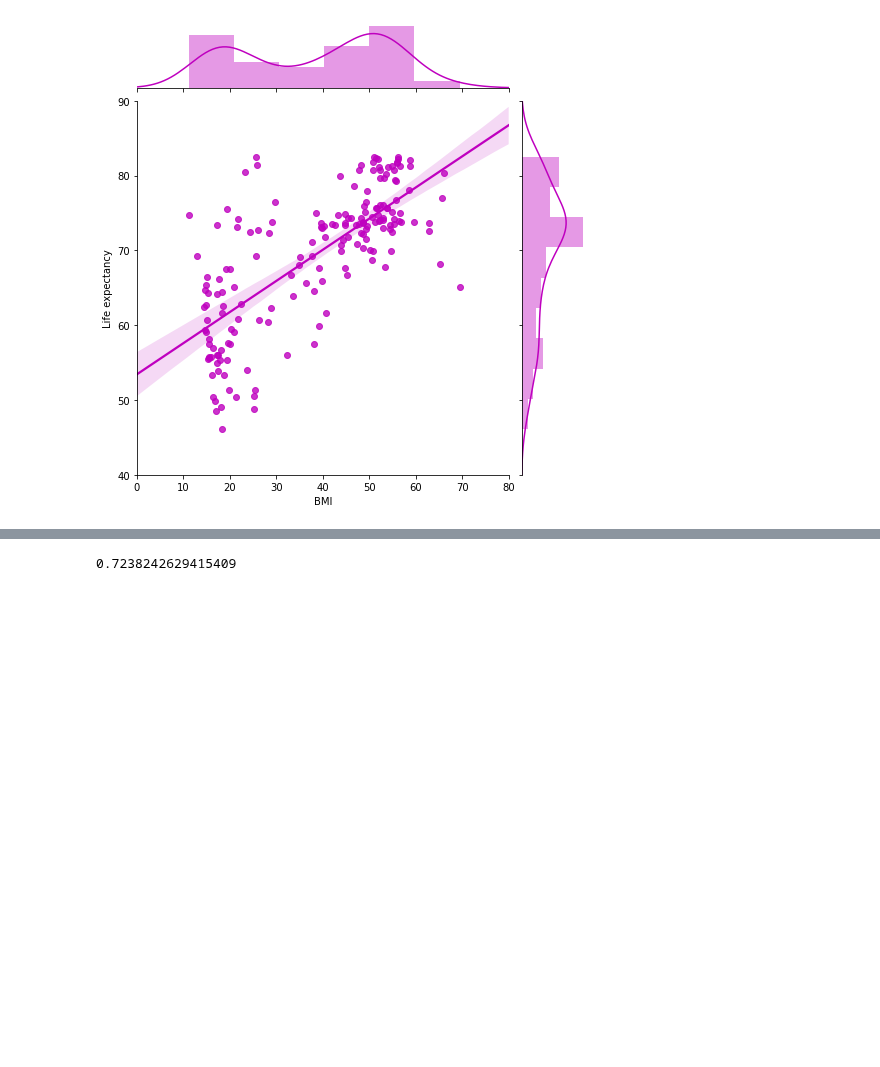
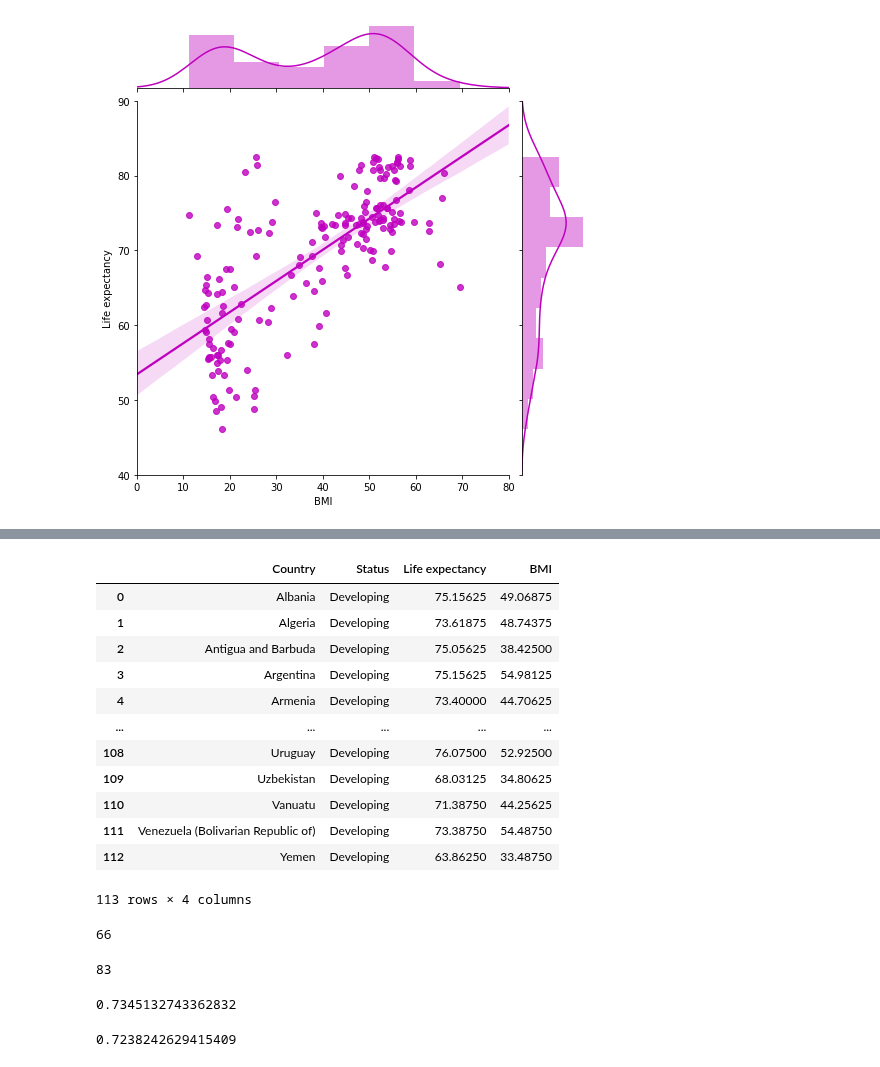
Before and after one commit to jaryan77/TeamTitans_Project_1, a Jupyter notebook: summer_life.ipynb, the cells around one changed output, grey strips where cells are left out. Drawn from its saved outputs; the diff is of its cells as text; code cells hidden in the pictures; blank space fills up the shorter version.

```diff
--- a/summer_life.ipynb
+++ b/summer_life.ipynb
@@ -150,0 +159,35 @@ g = sns.jointplot(x="BMI", y="Life expectancy", data=grouped_df,
+# %%
+upr_bmi = grouped_df[grouped_df.BMI>=32]
+upr_bmi = upr_bmi.reset_index()
+upr_bmi
+# %% [output]
+|  | Country | Status | Life expectancy | BMI |
+| 0 | Albania | Developing | 75.15625 | 49.06875 |
+| 1 | Algeria | Developing | 73.61875 | 48.74375 |
+| 2 | Antigua and Barbuda | Developing | 75.05625 | 38.42500 |
+| 3 | Argentina | Developing | 75.15625 | 54.98125 |
+| 4 | Armenia | Developing | 73.40000 | 44.70625 |
+| ... | ... | ... | ... | ... |
+| 108 | Uruguay | Developing | 76.07500 | 52.92500 |
+| 109 | Uzbekistan | Developing | 68.03125 | 34.80625 |
+| 110 | Vanuatu | Developing | 71.38750 | 44.25625 |
+| 111 | Venezuela (Bolivarian Republic of) | Developing | 73.38750 | 54.48750 |
+| 112 | Yemen | Developing | 63.86250 | 33.48750 |
+113 rows × 4 columns
+# %%
+len_lwr= len(lwr_bmi[lwr_bmi.Status == 'Developing'])
+len_lwr
+# %% [output]
+66
+# %%
+len_upr= len(upr_bmi[upr_bmi.Status == 'Developing'])
+len_upr
+# %% [output]
+83
+# %%
+p1 = len_lwr/ (len(lwr_bmi.Status))
+p1
+p2 = (len_upr)/ (len(upr_bmi.Status))
+p2
+# %% [output]
+0.7345132743362832
```
Also changed, not shown: parts of 15 cells of this notebook.
